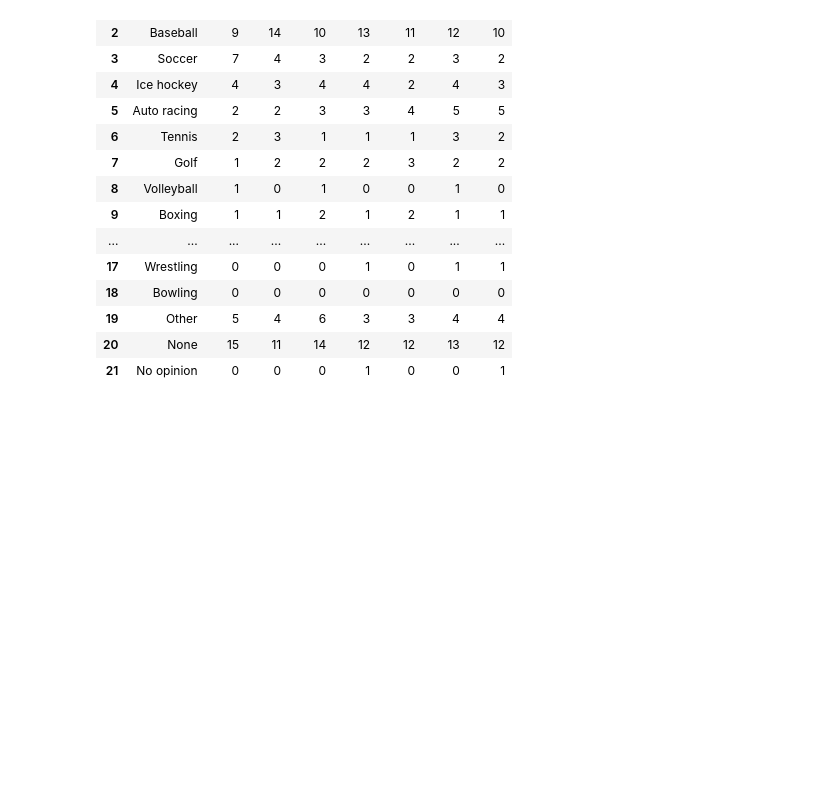
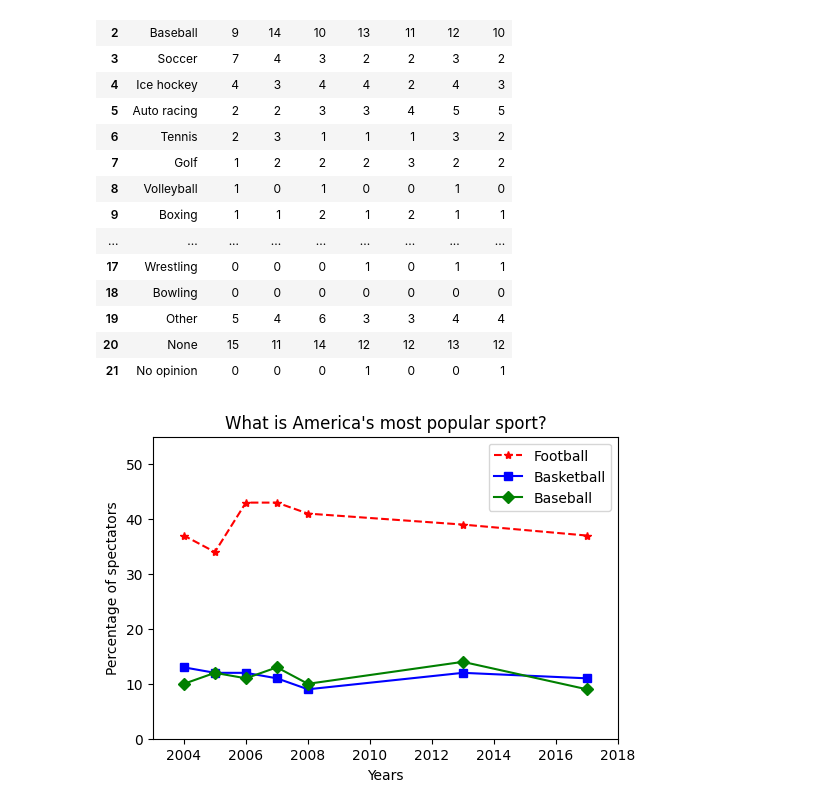
Before and after one commit to bbalbo/sports, a Jupyter notebook: practica_visualization.ipynb, the cells around one changed output. Saved outputs shown, nothing was run; the diff lists cells and outputs as text; code cells hidden in the pictures; blank space fills up the shorter version.

```diff
--- a/practica_visualization.ipynb
+++ b/practica_visualization.ipynb
@@ -26,3 +26,17 @@ df_sports
 | 19 | Other | 5 | 4 | 6 | 3 | 3 | 4 | 4 |
 | 20 | None | 15 | 11 | 14 | 12 | 12 | 13 | 12 |
 | 21 | No opinion | 0 | 0 | 0 | 1 | 0 | 0 | 1 |
+# %%
+fig = plt.figure(dpi=100)
+plt.plot(df_sports.iloc[0,1:], 'r*--', label=df_sports.iloc[0,0])
+plt.plot(df_sports.iloc[1,1:], 'bs-', label=df_sports.iloc[1,0])
+plt.plot(df_sports.iloc[2,1:], 'g-D', label=df_sports.iloc[2,0])
+plt.title("What is America's most popular sport?")
+plt.xlabel("Years")
+plt.ylabel("Percentage of spectators")
+plt.legend(loc='upper right')
+plt.axis([2003,2018,0,55])
+
+plt.show()
+# %% [output]
+[figure, added]
```
